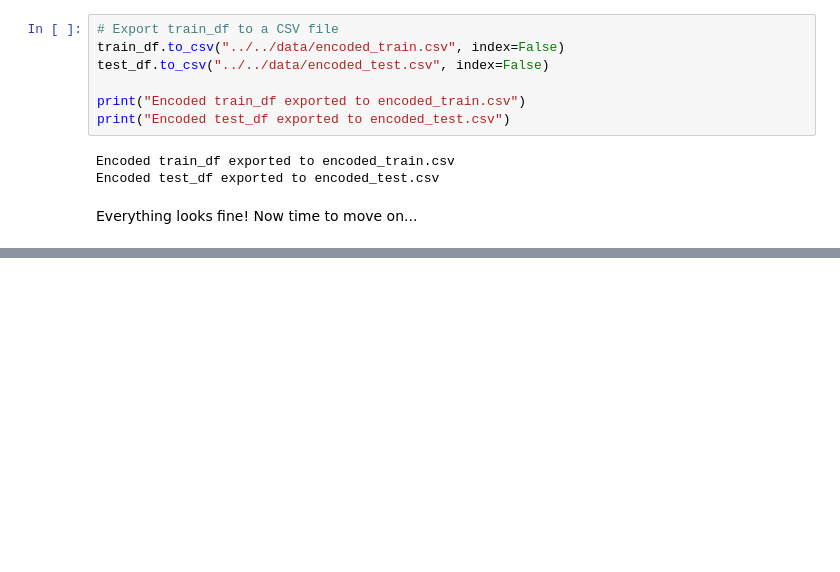
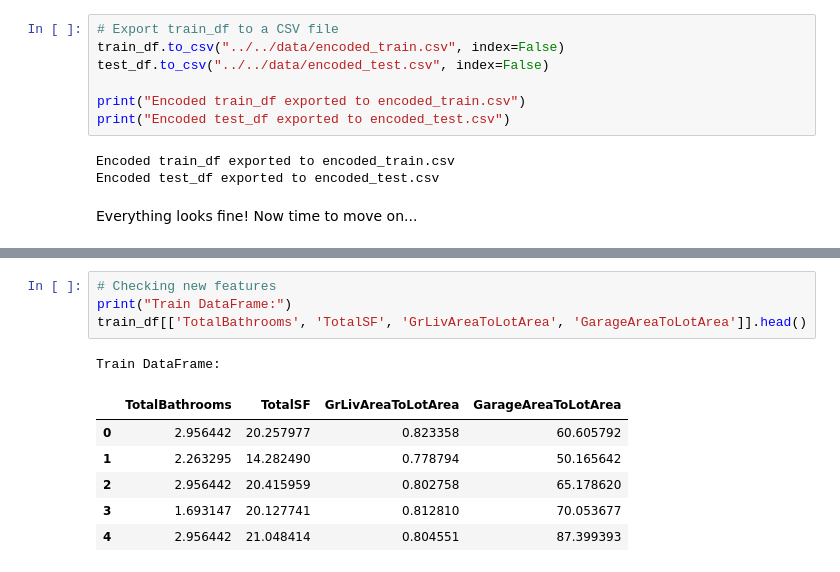
Before and after one commit to otuemre/HousePricingML, a Jupyter notebook: src/notebooks/NeuralNetworks.ipynb, the cells around one changed output, grey strips where cells are left out. Saved outputs shown, nothing was run; the diff lists cells and outputs as text; blank space fills up the shorter version.

```diff
--- a/src/notebooks/NeuralNetworks.ipynb
+++ b/src/notebooks/NeuralNetworks.ipynb
@@ -280,0 +355,12 @@ Everything looks fine! Now time to move on...
+# %%
+# Checking new features
+print("Train DataFrame:")
+train_df[['TotalBathrooms', 'TotalSF', 'GrLivAreaToLotArea', 'GarageAreaToLotArea']].head()
+# %% [output]
+Train DataFrame:
+|  | TotalBathrooms | TotalSF | GrLivAreaToLotArea | GarageAreaToLotArea |
+| 0 | 2.956442 | 20.257977 | 0.823358 | 60.605792 |
+| 1 | 2.263295 | 14.282490 | 0.778794 | 50.165642 |
+| 2 | 2.956442 | 20.415959 | 0.802758 | 65.178620 |
+| 3 | 1.693147 | 20.127741 | 0.812810 | 70.053677 |
+| 4 | 2.956442 | 21.048414 | 0.804551 | 87.399393 |
```
Also changed, not shown: parts of 14 cells of this notebook.
